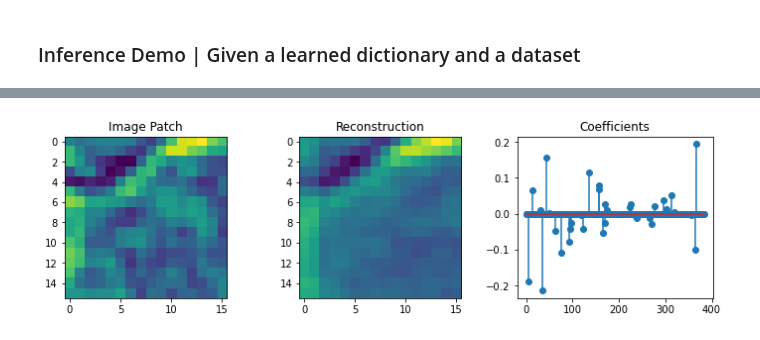
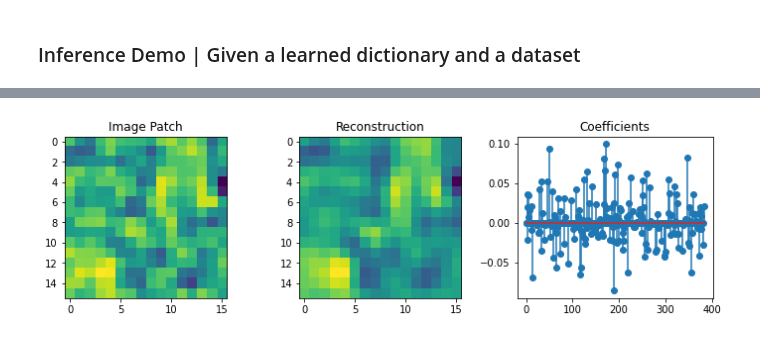
Before and after one commit to rctn/sparsecoding, a Jupyter notebook: examples/inference_natural_images.ipynb, the cells around one changed output, grey strips where cells are left out. Saved outputs shown, nothing was run; the diff lists cells and outputs as text; code cells hidden in the pictures.

```diff
--- a/examples/inference_natural_images.ipynb
+++ b/examples/inference_natural_images.ipynb
@@ -16,10 +16,11 @@ from sparsecoding.visualization import plot_dictionary
 # %% [markdown]
 ### Define constants and load data
 # %%
-# your path here
+# enter the path to where you downloaded IMAGES.mat here
 img_dir = os.path.join(os.environ['DATA_PATH'],'IMAGES.mat')
 
 images = loadmat(img_dir)['IMAGES']
-images = torch.tensor(images)
+images = torch.tensor(images).permute([2,0,1]).unsqueeze(1)
+images = images.type(torch.float32)
 print(images.shape)
 # %% [output]
@@ -32,0 +28,8 @@ data = preprocess_images(image_data, patch_size_x, patch_size_y)
+# %%
+n_images = images.shape[-1]
+n_patches = 100
+patch_size = 16
+patches = sample_random_patches(image=images, patch_size=patch_size,num_patches=n_patches)
+print(patches.shape)
+data = patches.reshape([n_patches, -1])
+print(data.shape)
@@ -60,6 +66,6 @@ fig,ax = plot_dictionary(dictionary,nrow=nrow,size=8)
 # %%
 # The Locally Competitive Algorithm
-lca = inference.LCA(coeff_lr=1e-3,threshold=0.1,n_iter=300)
+lca = inference.LCA(coeff_lr=1e-3,threshold=0.03,n_iter=300)
 A = lca.infer(data[:,:],dictionary)
 
 reconstruction = (dictionary@A.t()).t()
@@ -80,10 +86,10 @@ plt.show()
 ### Inference Demo | Given a learned dictionary and a dataset
 # %%
 # load dictionary already learned on natural images
-dictionary = load_van_hateren_dictionary()
+dictionary = load_olshausen_dictionary()
 patch_size = int(np.sqrt(dictionary.shape[0]))
 n_basis = dictionary.shape[1]
 
-nrow = 16
+nrow = 24
 fig,ax = plot_dictionary(dictionary,nrow=nrow,size=8)
 # %% [output]
@@ -93,14 +99,14 @@ A = lca.infer(data,dictionary)
 reconstruction = (dictionary@A.t()).t()
 # %%
 fig,(ax1,ax2,ax3)=  plt.subplots(figsize=(12,3),nrows=1, ncols=3)
-ax1.imshow(data[0,:].detach().reshape(patch_size_x,patch_size_x))
+ax1.imshow(data[1,:].detach().reshape(patch_size,patch_size))
 ax1.set_title('Image Patch')
 
-ax2.imshow(reconstruction[0,:].detach().reshape(patch_size_x,patch_size_x))
+ax2.imshow(reconstruction[1,:].detach().reshape(patch_size,patch_size))
 ax2.set_title('Reconstruction')
 
-ax3.stem(A[0,:].reshape(-1))
+ax3.stem(A[1,:].reshape(-1))
 ax3.set_title('Coefficients')
 plt.show()
 # %% [output]
-[figure, old version]
+[figure, new version]
```
Also changed, not shown: parts of 8 cells of this notebook, 1 other file.
